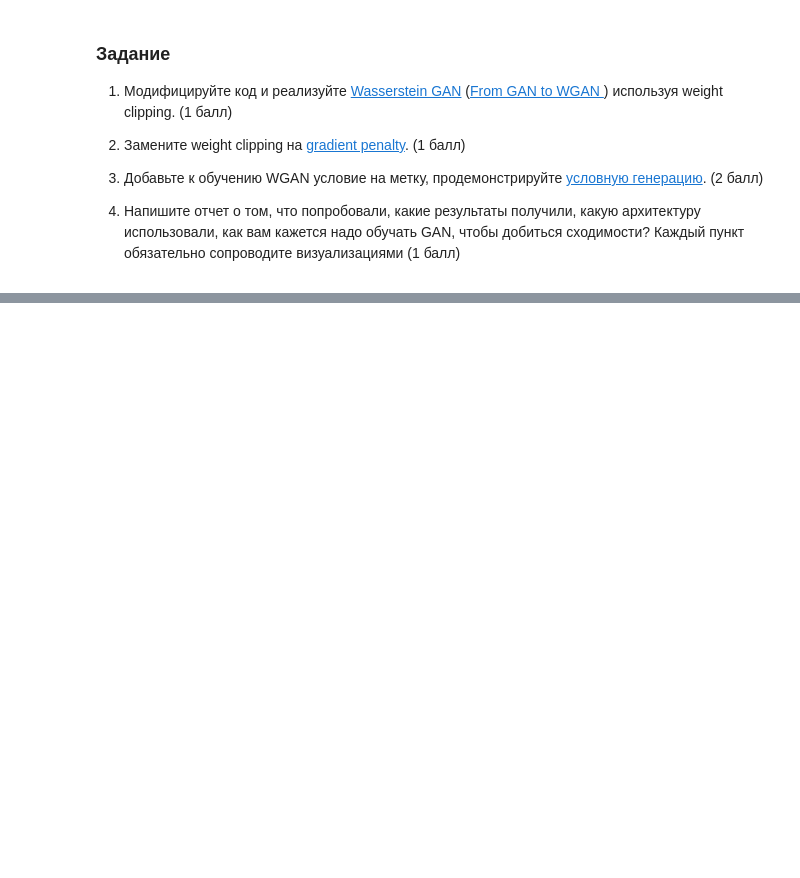
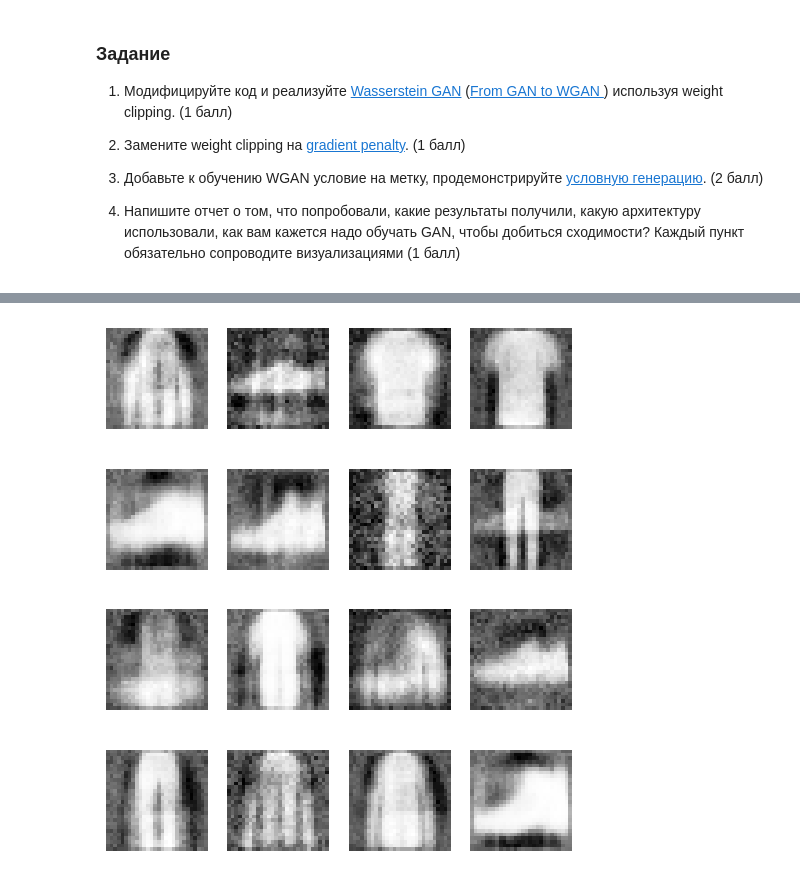
Before and after one commit to babyjhon52/VK_DL_course, a Jupyter notebook: lecture12/WGAN_homework.ipynb, the cells around one changed output, grey strips where cells are left out. Drawn from its saved outputs; the diff is of its cells as text; code cells hidden in the pictures; blank space fills up the shorter version.

```diff
--- a/lecture12/WGAN_homework.ipynb
+++ b/lecture12/WGAN_homework.ipynb
@@ -146,0 +176,30 @@ for i in range(16):
+# %%
+class Generator(nn.Module):
+    def __init__(self):
+        super(Generator, self).__init__()
+        self.model = nn.Sequential(
+            nn.Linear(config.noise_size, 200),
+            nn.ReLU(inplace=True),
+            nn.Linear(200, 28*28),
+            nn.Tanh())
+
+    def forward(self, x):
+        return self.model(x)
+
+
+class Critic(nn.Module):
+    def __init__(self):
+        super().__init__()
+        self.model = nn.Sequential(
+            nn.Linear(28*28, 200),
+            nn.ReLU(inplace=True),
+            nn.Linear(200, 50),
+            nn.ReLU(inplace=True),
+            nn.Linear(50, 1),)
+
+    def forward(self, x):
+        return self.model(x)
+
+
+def critic_loss(real_scores, fake_scores):
+    return -(torch.mean(real_scores) - torch.mean(fake_scores))
@@ -146,0 +321,11 @@ for i in range(16):
+# %%
+noise.normal_(0, 1)
+fake = generator(noise)
+
+plt.figure(figsize=(6, 7))
+for i in range(16):
+    plt.subplot(4, 4, i + 1)
+    plt.imshow(fake[i].detach().numpy().reshape(28, 28), cmap=plt.cm.Greys_r)
+    plt.axis('off')
+# %% [output]
+[figure, added]
```
Also changed, not shown: parts of 24 cells of this notebook.
